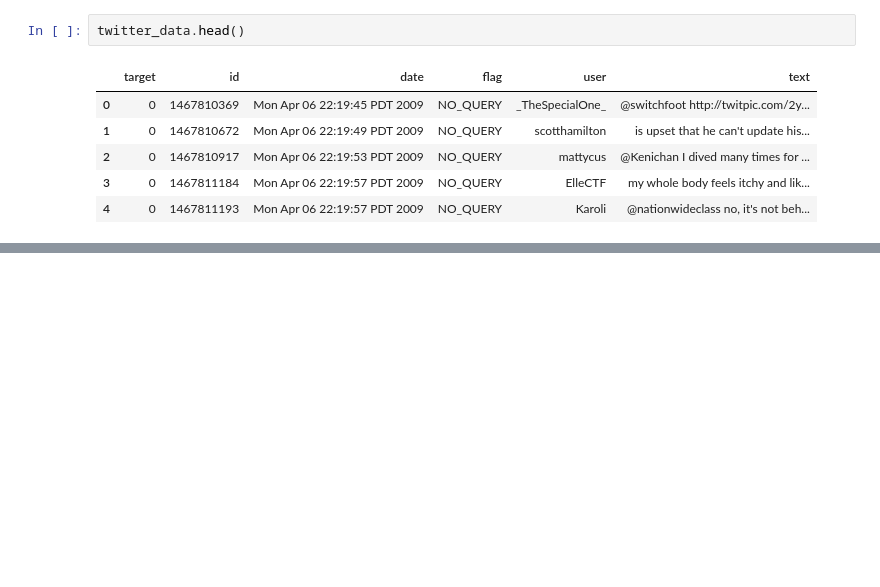
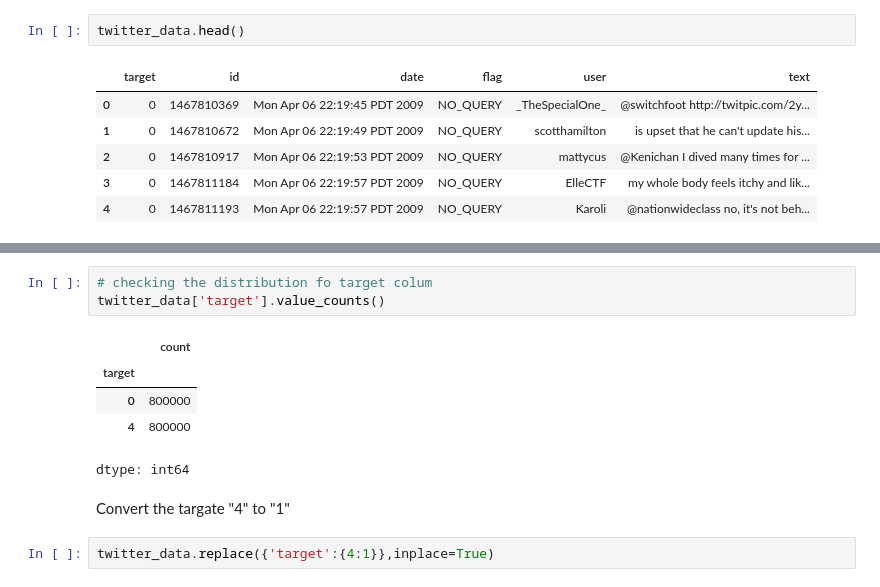
Before and after one commit to sonjoy2074/Twitter-Sentiment-Analysis-NLP, a Jupyter notebook: Twitter_Sentiment_Analysis_NLP.ipynb, the cells around one changed output, grey strips where cells are left out. Cells and saved outputs as stored; diff of their text form; blank space fills up the shorter version.

```diff
--- a/Twitter_Sentiment_Analysis_NLP.ipynb
+++ b/Twitter_Sentiment_Analysis_NLP.ipynb
@@ -98,0 +109,13 @@ twitter_data.head()
+# %%
+# checking the distribution fo target colum
+twitter_data['target'].value_counts()
+# %% [output]
+|  | count |
+| target |  |
+| 0 | 800000 |
+| 4 | 800000 |
+dtype: int64
+# %% [markdown]
+Convert the targate "4" to "1"
+# %%
+twitter_data.replace({'target':{4:1}},inplace=True)
```
Also changed, not shown: parts of 26 cells of this notebook.
